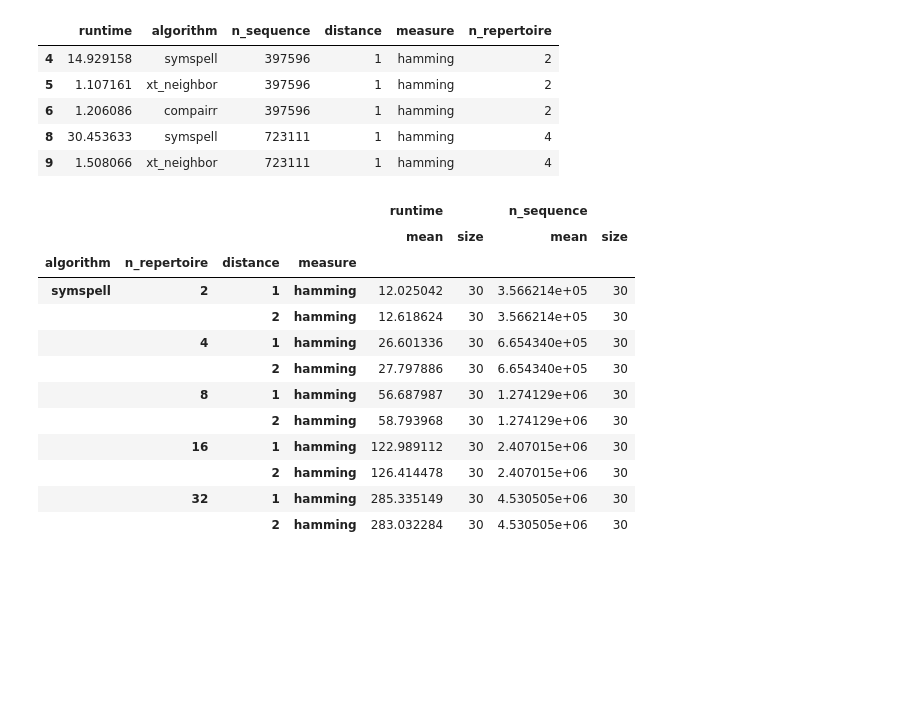
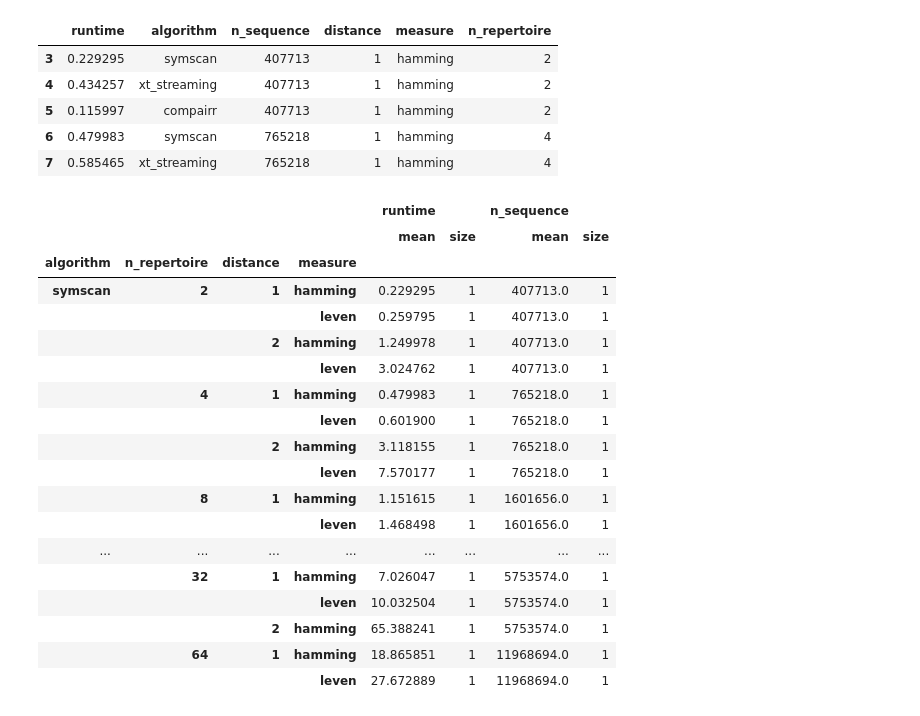
Before and after one commit to heartnetkung/XT-neighbor, a Jupyter notebook: pub/compairr_benchmark.ipynb, the cells around one changed output. Saved outputs shown, nothing was run; the diff lists cells and outputs as text; code cells hidden in the pictures; blank space fills up the shorter version.

```diff
--- a/pub/compairr_benchmark.ipynb
+++ b/pub/compairr_benchmark.ipynb
@@ -8,29 +8,35 @@ import pyrepseq.plotting as pp
 
 plt.style.use('bmh')
 # %%
-df = pd.read_csv('../data/compairr_benchmark_deduplicated.csv', index_col=0)
+df = pd.read_csv('../benchmarks/compairr_benchmark.csv', index_col=0)
 df = df[df['n_repertoire']>1]
 df.head()
 # %% [output]
 |  | runtime | algorithm | n_sequence | distance | measure | n_repertoire |
-| 4 | 14.929158 | symspell | 397596 | 1 | hamming | 2 |
-| 5 | 1.107161 | xt_neighbor | 397596 | 1 | hamming | 2 |
-| 6 | 1.206086 | compairr | 397596 | 1 | hamming | 2 |
-| 8 | 30.453633 | symspell | 723111 | 1 | hamming | 4 |
-| 9 | 1.508066 | xt_neighbor | 723111 | 1 | hamming | 4 |
+| 3 | 0.229295 | symscan | 407713 | 1 | hamming | 2 |
+| 4 | 0.434257 | xt_streaming | 407713 | 1 | hamming | 2 |
+| 5 | 0.115997 | compairr | 407713 | 1 | hamming | 2 |
+| 6 | 0.479983 | symscan | 765218 | 1 | hamming | 4 |
+| 7 | 0.585465 | xt_streaming | 765218 | 1 | hamming | 4 |
 # %%
-df[df['algorithm']=='symspell'].groupby(by=["algorithm","n_repertoire","distance","measure"]).agg(['mean','size'])
+df[df['algorithm']=='symscan'].groupby(by=["algorithm","n_repertoire","distance","measure"]).agg(['mean','size'])
 # %% [output]
 |  |  |  |  | runtime |  | n_sequence |  |
 |  |  |  |  | mean | size | mean | size |
 | algorithm | n_repertoire | distance | measure |  |  |  |  |
-| symspell | 2 | 1 | hamming | 12.025042 | 30 | 3.566214e+05 | 30 |
-|  |  | 2 | hamming | 12.618624 | 30 | 3.566214e+05 | 30 |
-|  | 4 | 1 | hamming | 26.601336 | 30 | 6.654340e+05 | 30 |
-|  |  | 2 | hamming | 27.797886 | 30 | 6.654340e+05 | 30 |
-|  | 8 | 1 | hamming | 56.687987 | 30 | 1.274129e+06 | 30 |
-|  |  | 2 | hamming | 58.793968 | 30 | 1.274129e+06 | 30 |
-|  | 16 | 1 | hamming | 122.989112 | 30 | 2.407015e+06 | 30 |
-|  |  | 2 | hamming | 126.414478 | 30 | 2.407015e+06 | 30 |
-|  | 32 | 1 | hamming | 285.335149 | 30 | 4.530505e+06 | 30 |
-|  |  | 2 | hamming | 283.032284 | 30 | 4.530505e+06 | 30 |
+| symscan | 2 | 1 | hamming | 0.229295 | 1 | 407713.0 | 1 |
+|  |  |  | leven | 0.259795 | 1 | 407713.0 | 1 |
+|  |  | 2 | hamming | 1.249978 | 1 | 407713.0 | 1 |
+|  |  |  | leven | 3.024762 | 1 | 407713.0 | 1 |
+|  | 4 | 1 | hamming | 0.479983 | 1 | 765218.0 | 1 |
+|  |  |  | leven | 0.601900 | 1 | 765218.0 | 1 |
+|  |  | 2 | hamming | 3.118155 | 1 | 765218.0 | 1 |
+|  |  |  | leven | 7.570177 | 1 | 765218.0 | 1 |
+|  | 8 | 1 | hamming | 1.151615 | 1 | 1601656.0 | 1 |
+|  |  |  | leven | 1.468498 | 1 | 1601656.0 | 1 |
+| ... | ... | ... | ... | ... | ... | ... | ... |
+|  | 32 | 1 | hamming | 7.026047 | 1 | 5753574.0 | 1 |
+|  |  |  | leven | 10.032504 | 1 | 5753574.0 | 1 |
+|  |  | 2 | hamming | 65.388241 | 1 | 5753574.0 | 1 |
+|  | 64 | 1 | hamming | 18.865851 | 1 | 11968694.0 | 1 |
+|  |  |  | leven | 27.672889 | 1 | 11968694.0 | 1 |
```
Also changed, not shown: parts of 3 cells of this notebook, 2 other files.
